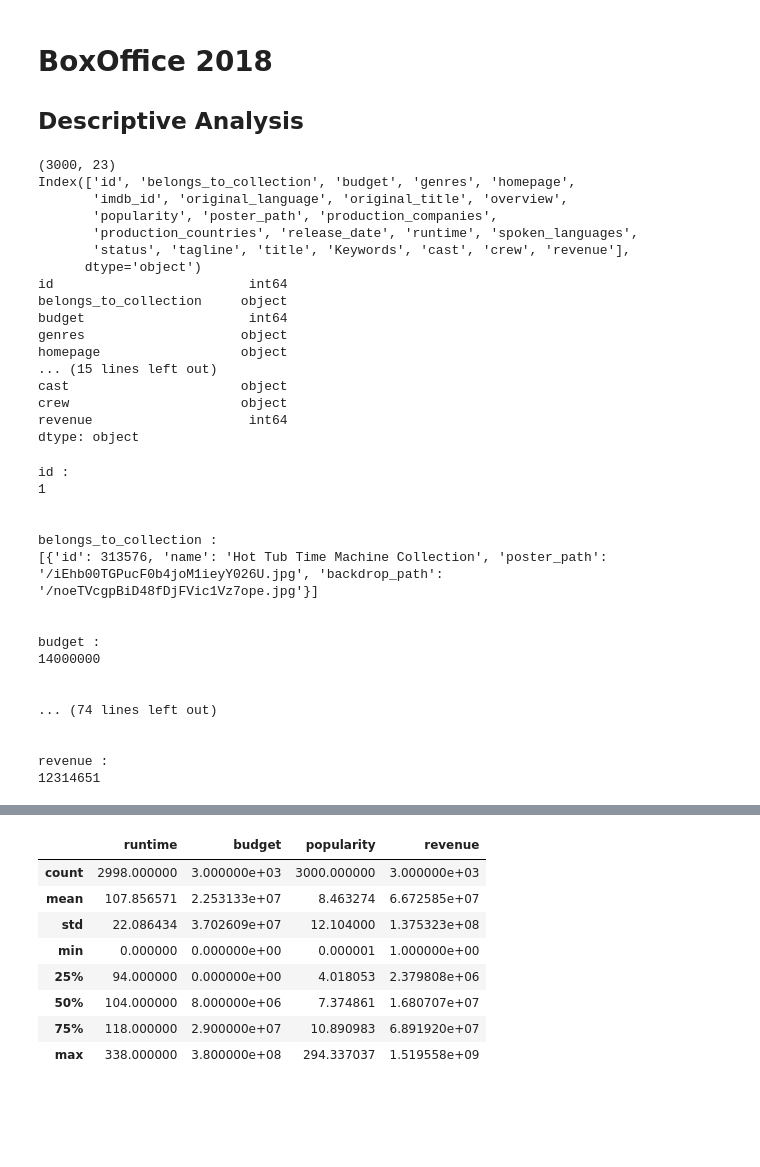
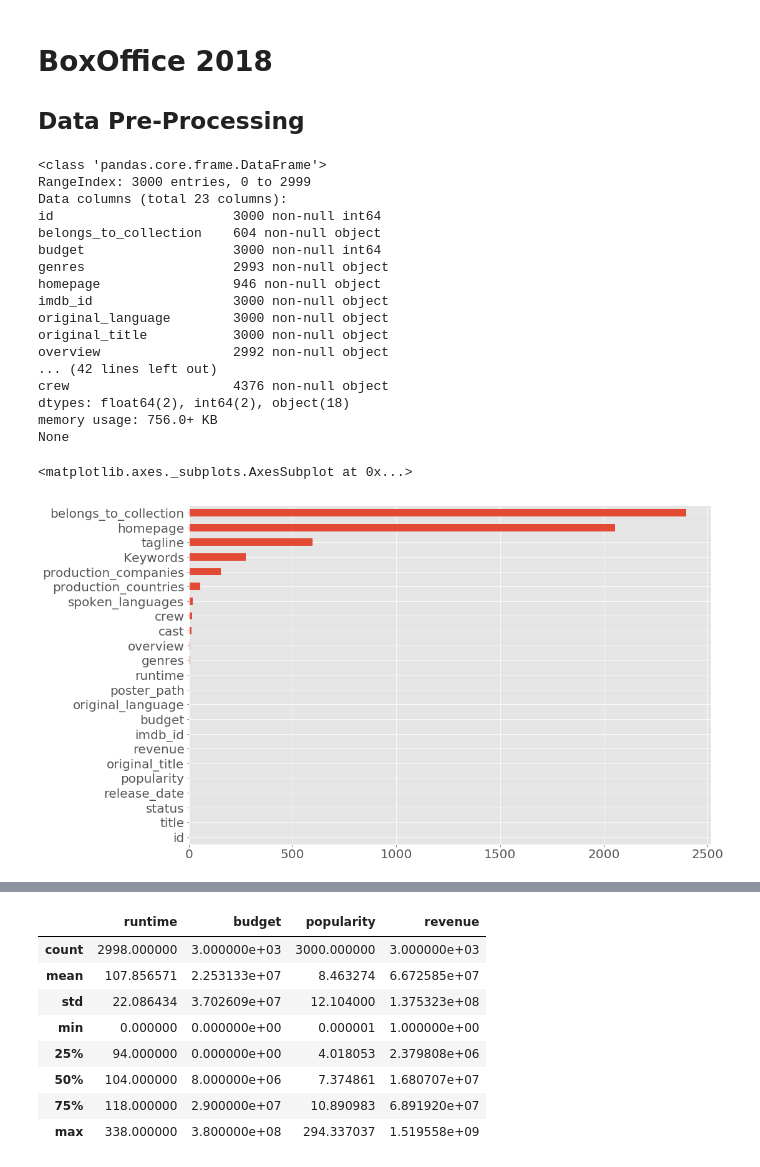
Before and after one commit to wolusien/Kaggle_projects, a Jupyter notebook: BoxOffice/BoxOffice.ipynb, the cells around one changed output, grey strips where cells are left out. Saved outputs shown, nothing was run; the diff lists cells and outputs as text; code cells hidden in the pictures; blank space fills up the shorter version.

```diff
--- a/BoxOffice/BoxOffice.ipynb
+++ b/BoxOffice/BoxOffice.ipynb
@@ -1,6 +1,6 @@
 # %% [markdown]
 # BoxOffice 2018
-## Descriptive Analysis
+## Data Pre-Processing
 # %%
 # -*- coding: utf-8 -*-
 import pandas as pd
@@ -14,47 +15,32 @@ import seaborn as sns
 %matplotlib inline
 # %%
 dft = pd.read_csv("./train.csv",encoding="utf8")
-print(dft.shape)
-print(dft.columns)
-print(dft.dtypes)
+
+dftest = pd.read_csv("./test.csv",encoding="utf8")
+print(dft.info())
+print()
+print(dftest.info())
 # %% [output]
-(3000, 23)
-Index(['id', 'belongs_to_collection', 'budget', 'genres', 'homepage',
-       'imdb_id', 'original_language', 'original_title', 'overview',
-       'popularity', 'poster_path', 'production_companies',
-       'production_countries', 'release_date', 'runtime', 'spoken_languages',
-       'status', 'tagline', 'title', 'Keywords', 'cast', 'crew', 'revenue'],
-      dtype='object')
-id                         int64
-belongs_to_collection     object
-budget                     int64
-genres                    object
-homepage                  object
-... (15 lines left out)
-cast                      object
-crew                      object
-revenue                    int64
-dtype: object
+<class 'pandas.core.frame.DataFrame'>
+RangeIndex: 3000 entries, 0 to 2999
+Data columns (total 23 columns):
+id                       3000 non-null int64
+belongs_to_collection    604 non-null object
+budget                   3000 non-null int64
+genres                   2993 non-null object
+homepage                 946 non-null object
+imdb_id                  3000 non-null object
+original_language        3000 non-null object
+original_title           3000 non-null object
+overview                 2992 non-null object
+... (42 lines left out)
+crew                     4376 non-null object
+dtypes: float64(2), int64(2), object(18)
+memory usage: 756.0+ KB
+None
-# %%
-for i in dft.columns:
-    print(i+" : ")
-    print(dft[i][0])
-    print("\n")
-# %% [output]
-id :
-1
-
-
-belongs_to_collection :
-[{'id': 313576, 'name': 'Hot Tub Time Machine Collection', 'poster_path': '/iEhb00TGPucF0b4joM1ieyY026U.jpg', 'backdrop_path': '/noeTVcgpBiD48fDjFVic1Vz7ope.jpg'}]
-
-
-budget :
-14000000
-
-
-... (74 lines left out)
-
-
-revenue :
-12314651
+# %%
+fig = plt.figure(figsize=(15, 10))
+dft.isna().sum().sort_values(ascending=True).plot(kind='barh',color='C0', fontsize=20)
+# %% [output]
+<matplotlib.axes._subplots.AxesSubplot at 0x...>
+[figure, added]
```
Also changed, not shown: parts of 51 cells of this notebook.
